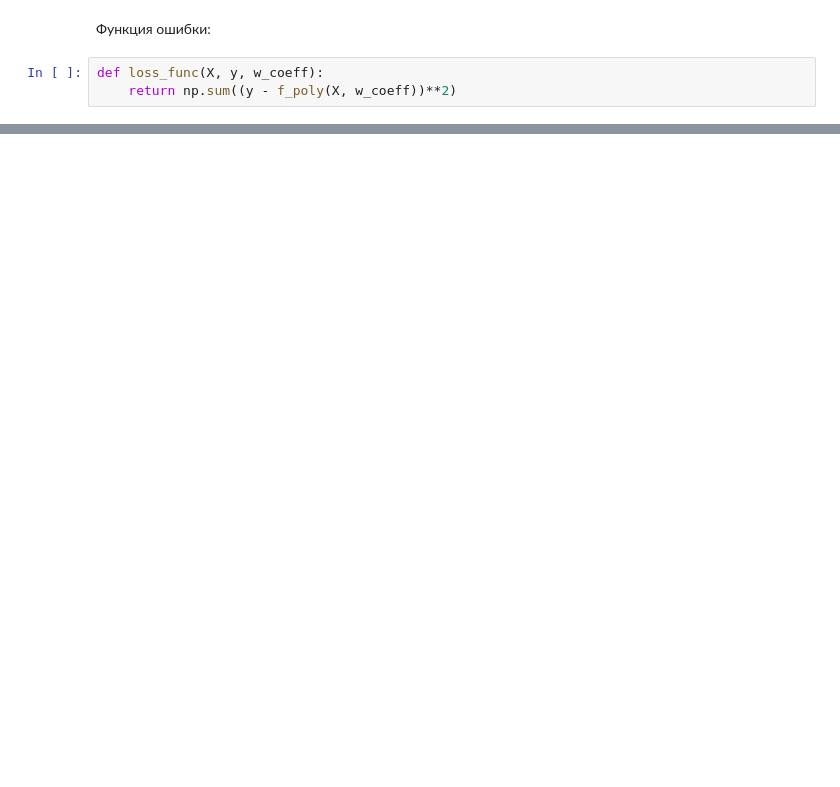
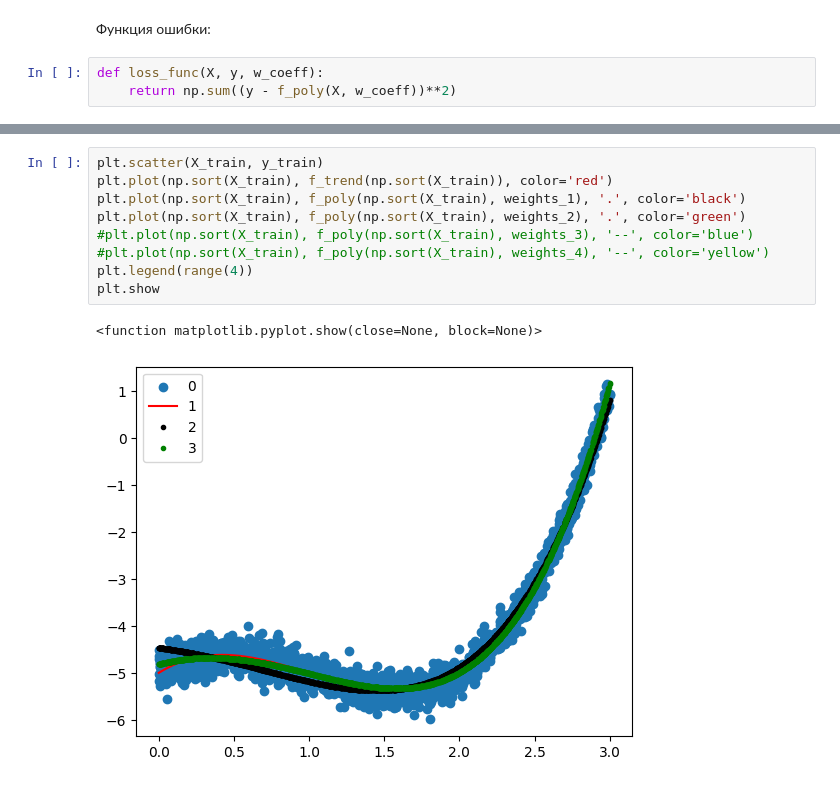
Before and after one commit to romangorbunov91/ML_2, a Jupyter notebook: ML_2.ipynb, the cells around one changed output, grey strips where cells are left out. Drawn from its saved outputs; the diff is of its cells as text; blank space fills up the shorter version.

```diff
--- a/ML_2.ipynb
+++ b/ML_2.ipynb
@@ -147,0 +243,12 @@ weights_3, losses_3 = model_fit(X_train, y_train, learning_rate, tolerance=1e-2,
+# %%
+plt.scatter(X_train, y_train)
+plt.plot(np.sort(X_train), f_trend(np.sort(X_train)), color='red')
+plt.plot(np.sort(X_train), f_poly(np.sort(X_train), weights_1), '.', color='black')
+plt.plot(np.sort(X_train), f_poly(np.sort(X_train), weights_2), '.', color='green')
+#plt.plot(np.sort(X_train), f_poly(np.sort(X_train), weights_3), '--', color='blue')
+#plt.plot(np.sort(X_train), f_poly(np.sort(X_train), weights_4), '--', color='yellow')
+plt.legend(range(4))
+plt.show
+# %% [output]
+<function matplotlib.pyplot.show(close=None, block=None)>
+[figure, added]
```
Also changed, not shown: parts of 14 cells of this notebook.
